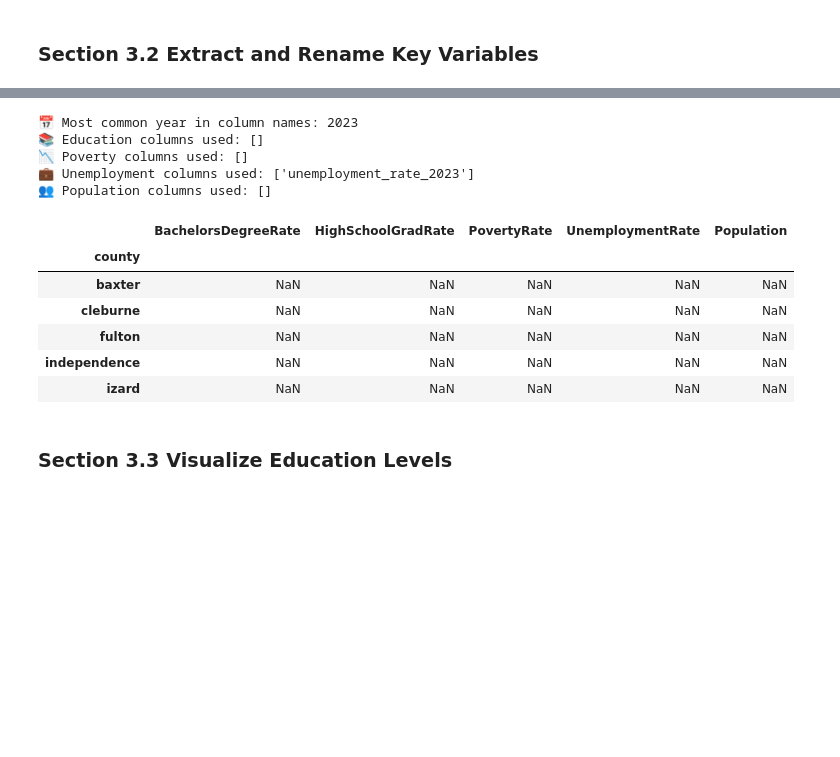
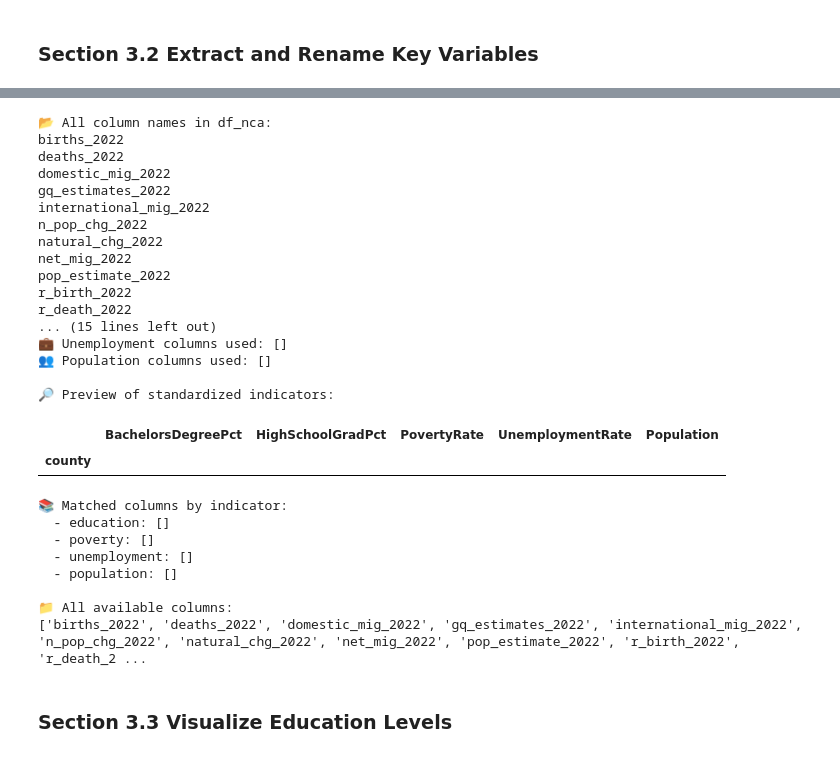
Before and after one commit to JBtallgrass/Ballard-Capstone-proj, a Jupyter notebook: capstone_analytics.ipynb, the cells around one changed output, grey strips where cells are left out. Drawn from its saved outputs; the diff is of its cells as text; code cells hidden in the pictures; blank space fills up the shorter version.

```diff
--- a/capstone_analytics.ipynb
+++ b/capstone_analytics.ipynb
@@ -94,6 +140,9 @@ for key, filename in complete_files.items():
         df['county'] = df['county'].str.strip().str.lower()
         df['attribute'] = df['attribute'].str.strip().str.lower()
 
+        # 🔎 Only keep rows for 2022
+        df = df[df['attribute'].str.contains("2022", na=False)]
+
         if key == 'edu':
             state_lookup = df[['county', 'state']].drop_duplicates().copy()
             state_lookup['county'] = state_lookup['county'].str.strip().str.lower()
@@ -101,12 +150,12 @@ for key, filename in complete_files.items():
 
         log_duplicate_attributes(df, key)
         complete_data[key] = df
-        logging.info(f"✅ Loaded and cleaned {filename}")
+        logging.info(f"✅ Loaded and filtered 2022 rows from {filename}")
 
     except Exception as e:
         logging.error(f"❌ Failed to load {filename}: {e}")
 
-# Pivot and merge
+# Pivot and merge only 2022 data
 edu_wide = complete_data['edu'].pivot_table(index='county', columns='attribute', values='value', aggfunc='first')
 pop_wide = complete_data['pop'].pivot_table(index='county', columns='attribute', values='value', aggfunc='first')
 poverty_wide = complete_data['poverty'].pivot_table(index='county', columns='attribute', values='value', aggfunc='first')
@@ -119,6 +168,6 @@ df_full = df_full.reset_index().merge(state_lookup, on='county', how='left')
 df_full['state'] = df_full['state'].str.upper()
 df_full.set_index('county', inplace=True)
 
-logging.info(f"✅ Final dataset shape: {df_full.shape}")
+logging.info(f"✅ Final dataset shape (2022 only): {df_full.shape}")
 df_full.to_csv(output_dir / "us_county_merged.csv")
 # %% [output]
@@ -199,19 +300,37 @@ None
 # %%
 ## Section 3.2: Extract and Name Key Indicator Variables
 
-# Use the utility function to extract standardized key indicators from df_nca
-df_nca, used_columns, year = extract_key_indicators(df_nca)
+# 📂 Print all column names for inspection
+print("\n📂 All column names in df_nca:")
+for col in df_nca.columns:
+    print(col)
 
-# Print summary of what was extracted
+# 🔍 Extract key indicators
+df_nca, used_columns, year = extract_key_indicators(df_nca, min_year=2022)
+
+# 📊 Print matched column summary
 print("📅 Most common year in column names:", year)
 print("📚 Education columns used:", used_columns['education'])
 print("📉 Poverty columns used:", used_columns['poverty'])
 print("💼 Unemployment columns used:", used_columns['unemployment'])
 print("👥 Population columns used:", used_columns['population'])
 
-# Define the standardized variable names for analysis
-variables = ['BachelorsDegreeRate', 'HighSchoolGradRate', 'PovertyRate', 'UnemploymentRate', 'Population']
+# 🧮 Compute education percentages (relative to population)
+df_nca['BachelorsDegreePct'] = (df_nca['BachelorsDegreeRate'] / df_nca['Population']) * 100
+df_nca['HighSchoolGradPct'] = (df_nca['HighSchoolGradRate'] / df_nca['Population']) * 100
 
-# Optional: Display a preview
-df_nca[variables].head()
+# ✅ Define clean variable set for EDA (use percentages)
+variables = ['BachelorsDegreePct', 'HighSchoolGradPct', 'PovertyRate', 'UnemploymentRate', 'Population']
+
+# 🔎 Preview the cleaned dataset
+print("\n🔎 Preview of standardized indicators:")
+display(df_nca[variables].head())
+
+# 🧭 Debug: Print all matched and available columns
+print("\n📚 Matched columns by indicator:")
+for key, cols in used_columns.items():
+    print(f"  - {key}: {cols}")
+
+print("\n📁 All available columns:")
+print(df_nca.columns.tolist())
 # %% [output]
@@ -223,15 +343,30 @@ df_nca[variables].head()
-📅 Most common year in column names: 2023
-📚 Education columns used: []
-📉 Poverty columns used: []
-💼 Unemployment columns used: ['unemployment_rate_2023']
+📂 All column names in df_nca:
+births_2022
+deaths_2022
+domestic_mig_2022
+gq_estimates_2022
+international_mig_2022
+n_pop_chg_2022
+natural_chg_2022
+net_mig_2022
+pop_estimate_2022
+r_birth_2022
+r_death_2022
+... (15 lines left out)
+💼 Unemployment columns used: []
 👥 Population columns used: []
+
+🔎 Preview of standardized indicators:
-|  | BachelorsDegreeRate | HighSchoolGradRate | PovertyRate | UnemploymentRate | Population |
+|  | BachelorsDegreePct | HighSchoolGradPct | PovertyRate | UnemploymentRate | Population |
 | county |  |  |  |  |  |
-| baxter | NaN | NaN | NaN | NaN | NaN |
-| cleburne | NaN | NaN | NaN | NaN | NaN |
-| fulton | NaN | NaN | NaN | NaN | NaN |
-| independence | NaN | NaN | NaN | NaN | NaN |
-| izard | NaN | NaN | NaN | NaN | NaN |
+📚 Matched columns by indicator:
+  - education: []
+  - poverty: []
+  - unemployment: []
+  - population: []
+
+📁 All available columns:
+['births_2022', 'deaths_2022', 'domestic_mig_2022', 'gq_estimates_2022', 'international_mig_2022', 'n_pop_chg_2022', 'natural_chg_2022', 'net_mig_2022', 'pop_estimate_2022', 'r_birth_2022', 'r_death_2 ...
 # %% [markdown]
 ### Section 3.3 Visualize Education Levels
 # %%
```
Also changed, not shown: parts of 10 cells of this notebook, 7 other files.
